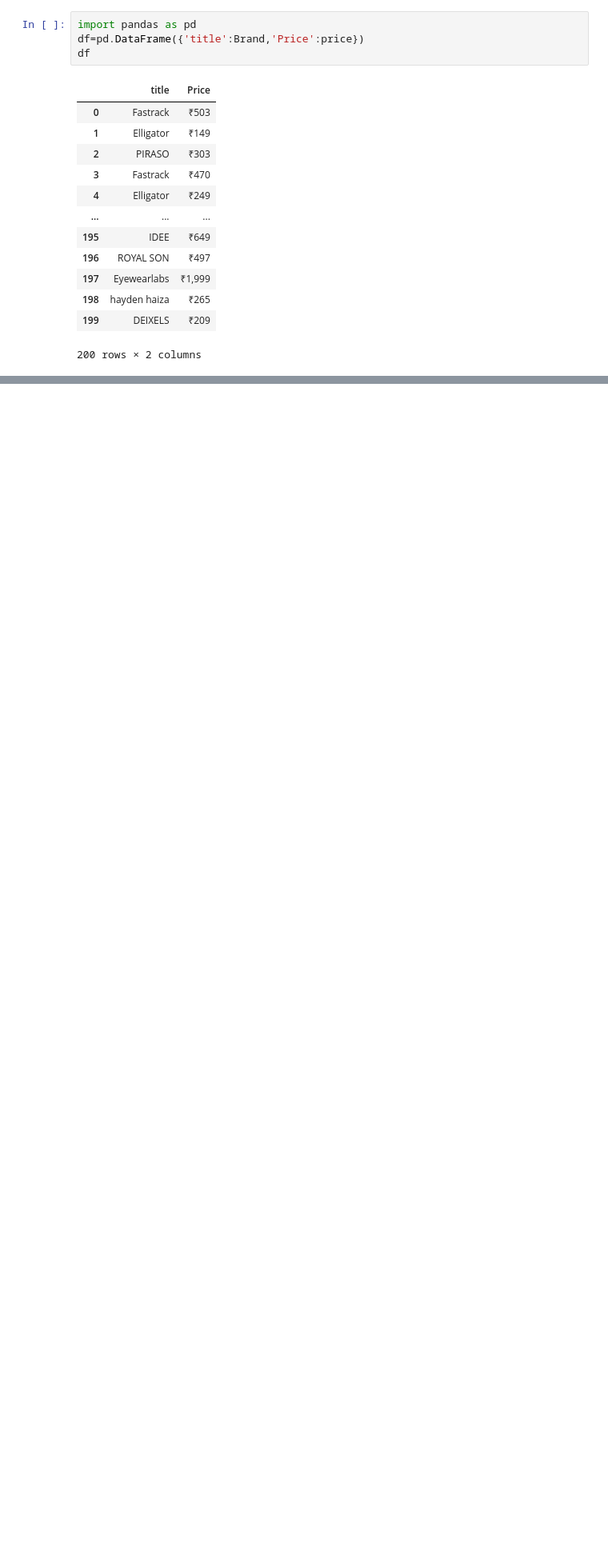
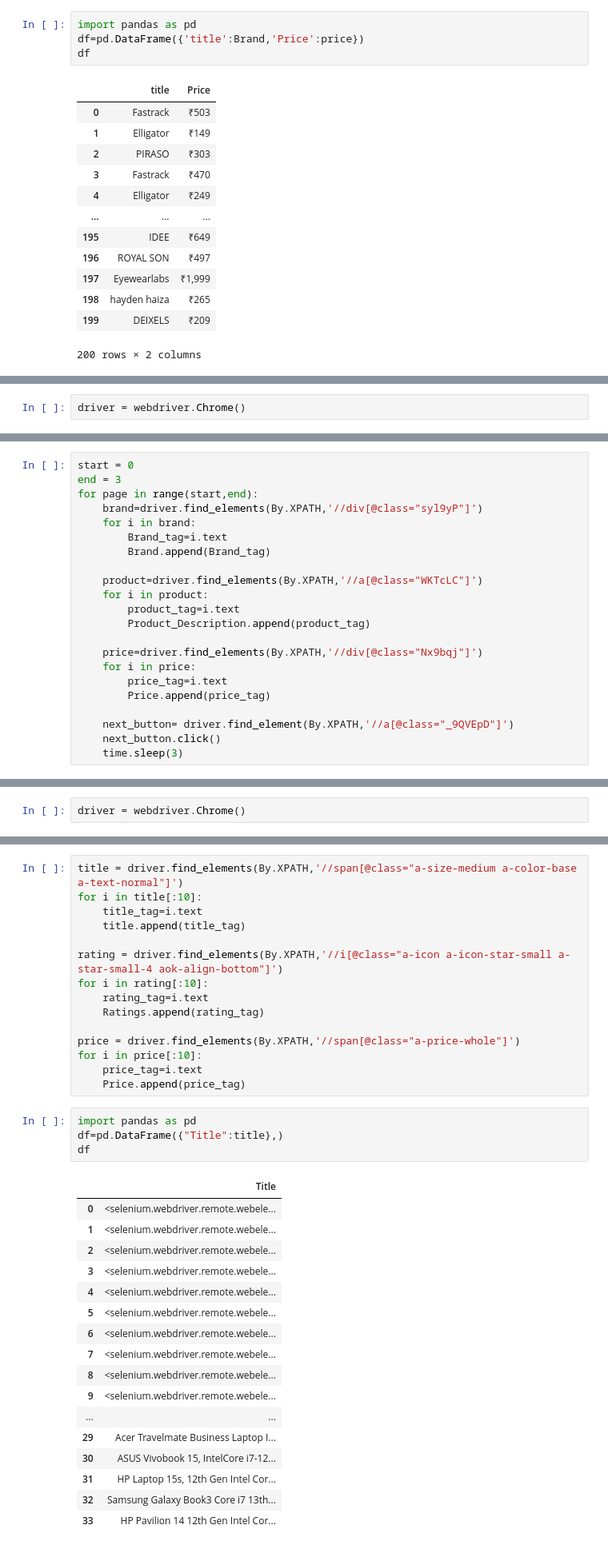
Before and after one commit to pratikyenpure/internship, a Jupyter notebook: Selenium practise file.ipynb, the cells around one changed output, grey strips where cells are left out. Shown: that part at 80% size. Drawn from its saved outputs; the diff is of its cells as text; blank space fills up the shorter version.

```diff
--- a/Selenium practise file.ipynb
+++ b/Selenium practise file.ipynb
@@ -280,0 +323,2 @@ df
+# %%
+driver = webdriver.Chrome()
@@ -280,0 +506,22 @@ df
+# %%
+start = 0
+end = 3
+for page in range(start,end):
+    brand=driver.find_elements(By.XPATH,'//div[@class="syl9yP"]')
+    for i in brand:
+        Brand_tag=i.text
+        Brand.append(Brand_tag)
+
+    product=driver.find_elements(By.XPATH,'//a[@class="WKTcLC"]')
+    for i in product:
+        product_tag=i.text
+        Product_Description.append(product_tag)
+
+    price=driver.find_elements(By.XPATH,'//div[@class="Nx9bqj"]')
+    for i in price:
+        price_tag=i.text
+        Price.append(price_tag)
+
+    next_button= driver.find_element(By.XPATH,'//a[@class="_9QVEpD"]')
+    next_button.click()
+    time.sleep(3)
@@ -280,0 +585,2 @@ df
+# %%
+driver = webdriver.Chrome()
@@ -280,0 +602,37 @@ df
+# %%
+title = driver.find_elements(By.XPATH,'//span[@class="a-size-medium a-color-base a-text-normal"]')
+for i in title[:10]:
+    title_tag=i.text
+    title.append(title_tag)
+
+rating = driver.find_elements(By.XPATH,'//i[@class="a-icon a-icon-star-small a-star-small-4 aok-align-bottom"]')
+for i in rating[:10]:
+    rating_tag=i.text
+    Ratings.append(rating_tag)
+
+price = driver.find_elements(By.XPATH,'//span[@class="a-price-whole"]')
+for i in price[:10]:
+    price_tag=i.text
+    Price.append(price_tag)
+# %%
+import pandas as pd
+df=pd.DataFrame({"Title":title},)
+df
+# %% [output]
+|  | Title |
+| 0 | <selenium.webdriver.remote.webele... |
+| 1 | <selenium.webdriver.remote.webele... |
+| 2 | <selenium.webdriver.remote.webele... |
+| 3 | <selenium.webdriver.remote.webele... |
+| 4 | <selenium.webdriver.remote.webele... |
+| 5 | <selenium.webdriver.remote.webele... |
+| 6 | <selenium.webdriver.remote.webele... |
+| 7 | <selenium.webdriver.remote.webele... |
+| 8 | <selenium.webdriver.remote.webele... |
+| 9 | <selenium.webdriver.remote.webele... |
+| ... | ... |
+| 29 | Acer Travelmate Business Laptop I... |
+| 30 | ASUS Vivobook 15, IntelCore i7-12... |
+| 31 | HP Laptop 15s, 12th Gen Intel Cor... |
+| 32 | Samsung Galaxy Book3 Core i7 13th... |
+| 33 | HP Pavilion 14 12th Gen Intel Cor... |
```
Also changed, not shown: parts of 49 cells of this notebook.
